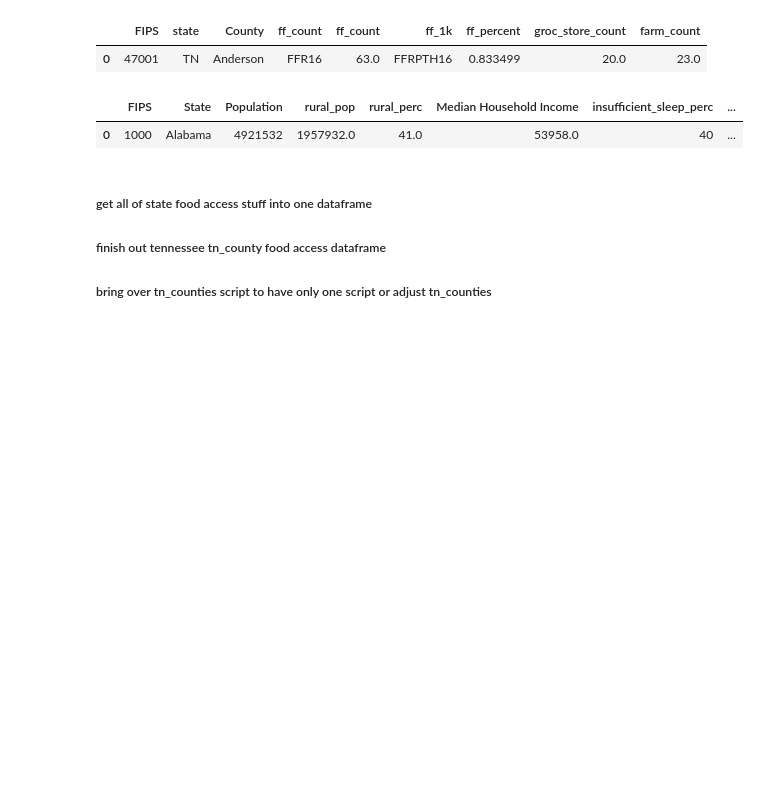
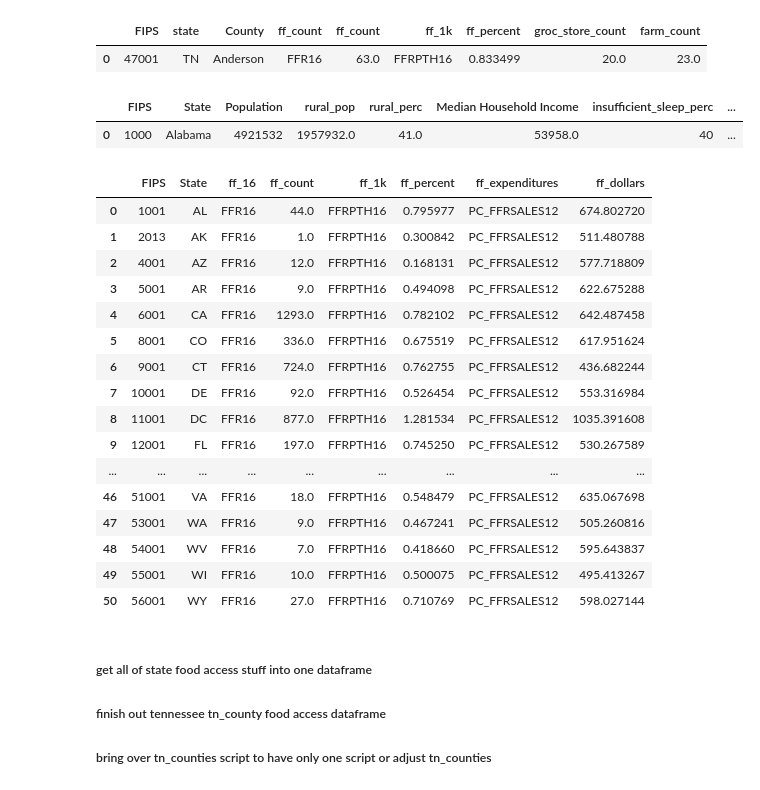
Before and after one commit to zjmcpherson/food_deserts_mcpherson, a Jupyter notebook: scripts/food_access.ipynb, the cells around one changed output. Drawn from its saved outputs; the diff is of its cells as text; code cells hidden in the pictures; blank space fills up the shorter version.

```diff
--- a/scripts/food_access.ipynb
+++ b/scripts/food_access.ipynb
@@ -665,6 +702,26 @@ national_stats.head(1)
 # %% [output]
 |  | FIPS | State | Population | rural_pop | rural_perc | Median Household Income | insufficient_sleep_perc | ... |
 | 0 | 1000 | Alabama | 4921532 | 1957932.0 | 41.0 | 53958.0 | 40 | ... |
+# %%
+state_ff
+# %% [output]
+|  | FIPS | State | ff_16 | ff_count | ff_1k | ff_percent | ff_expenditures | ff_dollars |
+| 0 | 1001 | AL | FFR16 | 44.0 | FFRPTH16 | 0.795977 | PC_FFRSALES12 | 674.802720 |
+| 1 | 2013 | AK | FFR16 | 1.0 | FFRPTH16 | 0.300842 | PC_FFRSALES12 | 511.480788 |
+| 2 | 4001 | AZ | FFR16 | 12.0 | FFRPTH16 | 0.168131 | PC_FFRSALES12 | 577.718809 |
+| 3 | 5001 | AR | FFR16 | 9.0 | FFRPTH16 | 0.494098 | PC_FFRSALES12 | 622.675288 |
+| 4 | 6001 | CA | FFR16 | 1293.0 | FFRPTH16 | 0.782102 | PC_FFRSALES12 | 642.487458 |
+| 5 | 8001 | CO | FFR16 | 336.0 | FFRPTH16 | 0.675519 | PC_FFRSALES12 | 617.951624 |
+| 6 | 9001 | CT | FFR16 | 724.0 | FFRPTH16 | 0.762755 | PC_FFRSALES12 | 436.682244 |
+| 7 | 10001 | DE | FFR16 | 92.0 | FFRPTH16 | 0.526454 | PC_FFRSALES12 | 553.316984 |
+| 8 | 11001 | DC | FFR16 | 877.0 | FFRPTH16 | 1.281534 | PC_FFRSALES12 | 1035.391608 |
+| 9 | 12001 | FL | FFR16 | 197.0 | FFRPTH16 | 0.745250 | PC_FFRSALES12 | 530.267589 |
+| ... | ... | ... | ... | ... | ... | ... | ... | ... |
+| 46 | 51001 | VA | FFR16 | 18.0 | FFRPTH16 | 0.548479 | PC_FFRSALES12 | 635.067698 |
+| 47 | 53001 | WA | FFR16 | 9.0 | FFRPTH16 | 0.467241 | PC_FFRSALES12 | 505.260816 |
+| 48 | 54001 | WV | FFR16 | 7.0 | FFRPTH16 | 0.418660 | PC_FFRSALES12 | 595.643837 |
+| 49 | 55001 | WI | FFR16 | 10.0 | FFRPTH16 | 0.500075 | PC_FFRSALES12 | 495.413267 |
+| 50 | 56001 | WY | FFR16 | 27.0 | FFRPTH16 | 0.710769 | PC_FFRSALES12 | 598.027144 |
 # %%
 #exporting for dashboards
 rural_trends.to_csv('../data/dashboard_csv/rural_food_trends.csv', index = False)
```
Also changed, not shown: parts of 10 cells of this notebook, 4 other files.
